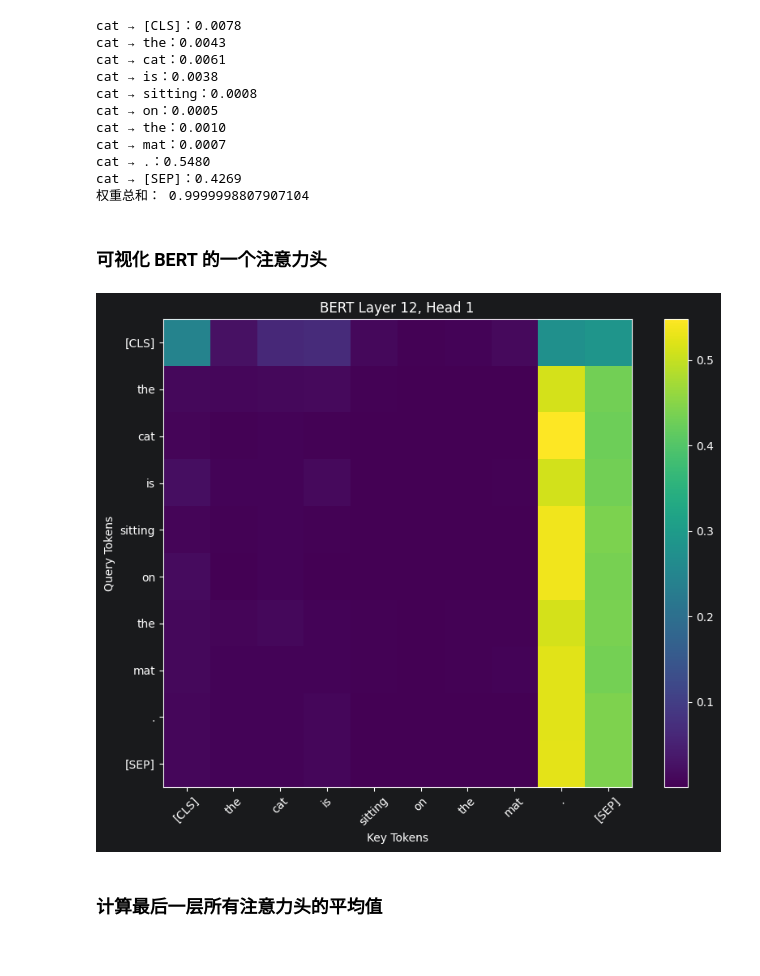
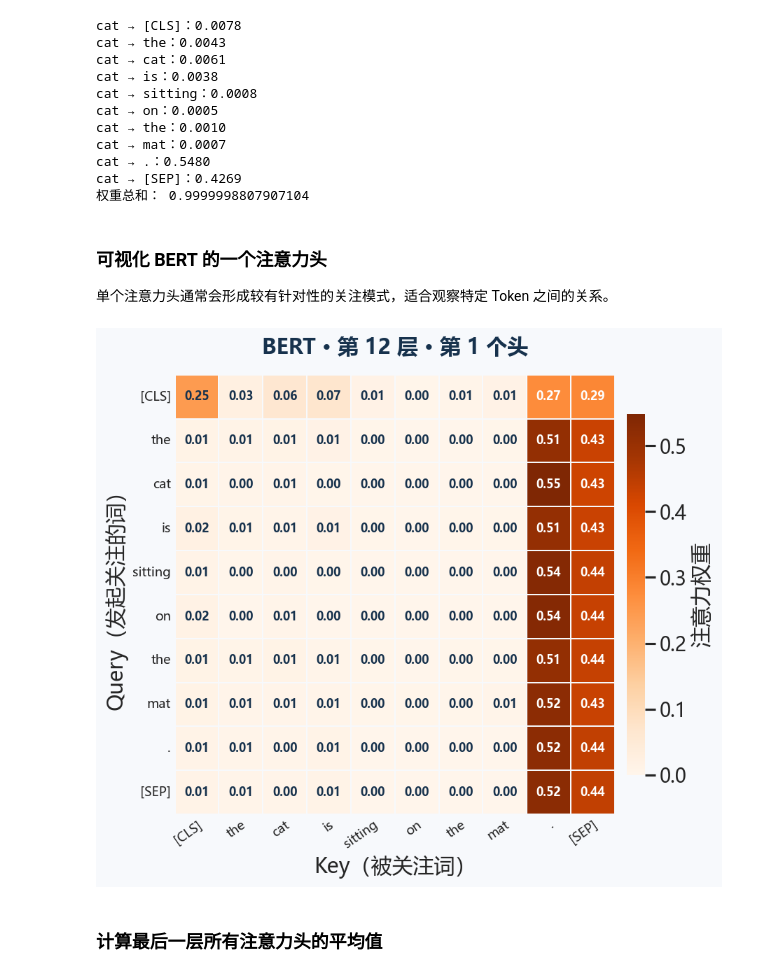
Before and after one commit to vortexlab-lxy/NLP, a Jupyter notebook: 9注意力机制.ipynb, the cells around one changed output. Drawn from its saved outputs; the diff is of its cells as text; code cells hidden in the pictures.

```diff
--- a/9注意力机制.ipynb
+++ b/9注意力机制.ipynb
@@ -404,10 +368,6 @@ Token编号： tensor([[  101,  1996,  4937,  2003,  3564,  2006,  1996, 13523,
 ### 运行 BERT 并获取全部注意力层
 # %%
 with torch.no_grad(): bert_outputs = bert_model(**inputs, output_attentions=True)
-
-bert_attentions = bert_outputs.attentions
-
-print("注意力层数量：", len(bert_attentions))
-print("第一层注意力形状：", bert_attentions[0].shape)
-print("最后一层注意力形状：", bert_attentions[-1].shape)
+bert_attentions = torch.stack(bert_outputs.attentions)
+print(f"注意力张量形状：[层, 批次, 头, Query, Key] = {tuple(bert_attentions.shape)}")
 # %% [output]
@@ -417,11 +375,7 @@ print("最后一层注意力形状：", bert_attentions[-1].shape)
 # %% [markdown]
 ### 查看最后一层第一个注意力头
 # %%
-layer_index, head_index = len(bert_attentions) - 1, 0
-bert_attention_matrix = bert_attentions[layer_index][0, head_index]
-
-print("选择的层：", layer_index + 1)
-print("选择的注意力头：", head_index + 1)
-print("注意力矩阵形状：", bert_attention_matrix.shape)
-print("\n注意力矩阵：\n", bert_attention_matrix)
+layer_index, head_index = bert_attentions.size(0) - 1, 0
+bert_attention_matrix = bert_attentions[layer_index, 0, head_index]
+print(f"选择第 {layer_index + 1} 层、第 {head_index + 1} 个头；矩阵形状：{tuple(bert_attention_matrix.shape)}")
 # %% [output]
@@ -465,21 +402,12 @@ cat → [SEP]：0.4269
 权重总和： 0.9999998807907104
 # %% [markdown]
 ### 可视化 BERT 的一个注意力头
+
+单个注意力头通常会形成较有针对性的关注模式，适合观察特定 Token 之间的关系。
 # %%
-matrix = bert_attention_matrix.detach().cpu().numpy()
-
-plt.figure(figsize=(9, 7))
-plt.imshow(matrix)
-plt.xticks(range(len(tokens)), tokens, rotation=45)
-plt.yticks(range(len(tokens)), tokens)
-plt.xlabel("Key Tokens")
-plt.ylabel("Query Tokens")
-plt.title(f"BERT Layer {layer_index + 1}, Head {head_index + 1}")
-plt.colorbar()
-plt.tight_layout()
-plt.show()
+draw_attention_heatmap(bert_attention_matrix, tokens, title=f"BERT · 第 {layer_index + 1} 层 · 第 {head_index + 1} 个头", cmap="Oranges")
 # %% [output]
-[figure, old version]
+[figure, new version]
 # %% [markdown]
 ### 计算最后一层所有注意力头的平均值
 # %%
```
Also changed, not shown: parts of 26 cells of this notebook, 1 other file.
